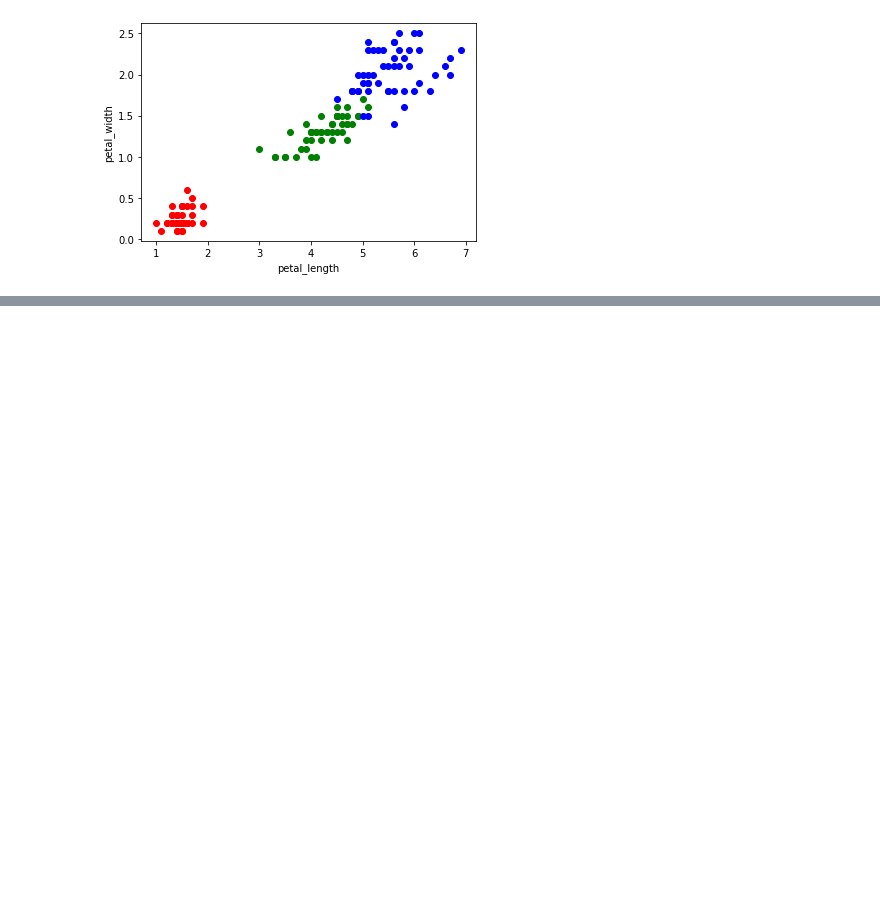
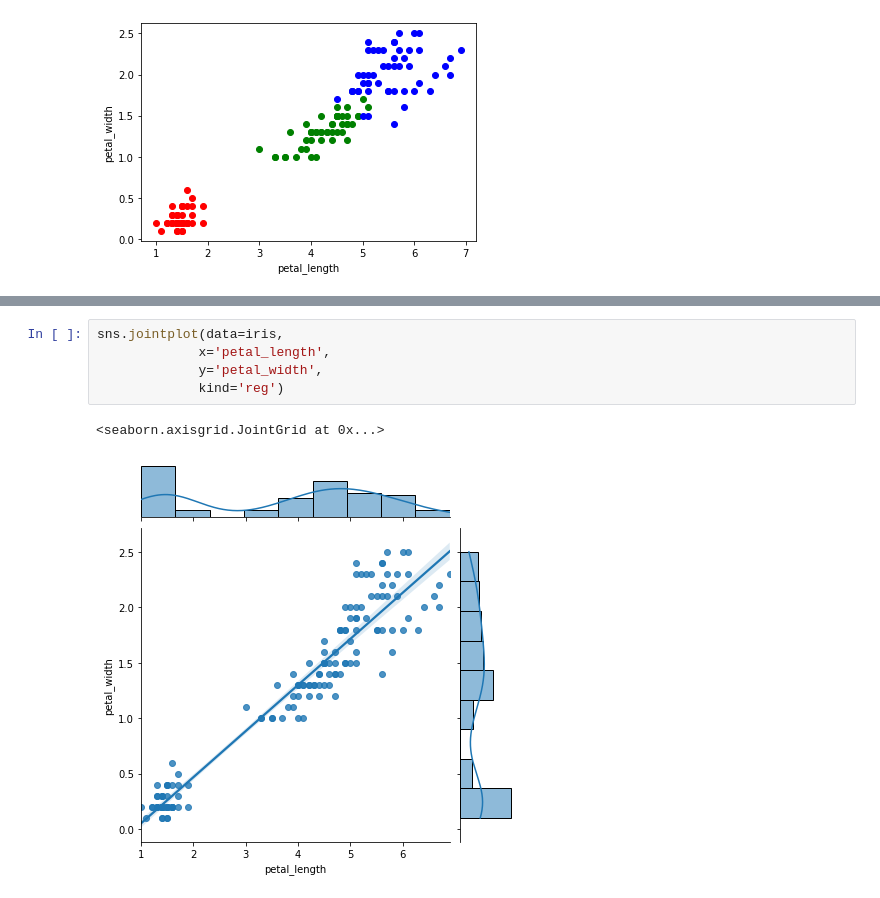
Before and after one commit to sarathchandravema/plot-shots, a Jupyter notebook: Seaborn 2.ipynb, the cells around one changed output, grey strips where cells are left out. Saved outputs shown, nothing was run; the diff lists cells and outputs as text; blank space fills up the shorter version.

```diff
--- a/Seaborn 2.ipynb
+++ b/Seaborn 2.ipynb
@@ -106,0 +134,8 @@ plt.show()
+# %%
+sns.jointplot(data=iris,
+             x='petal_length',
+             y='petal_width',
+             kind='reg')
+# %% [output]
+<seaborn.axisgrid.JointGrid at 0x...>
+[figure, added]
```
Also changed, not shown: parts of 34 cells of this notebook.
